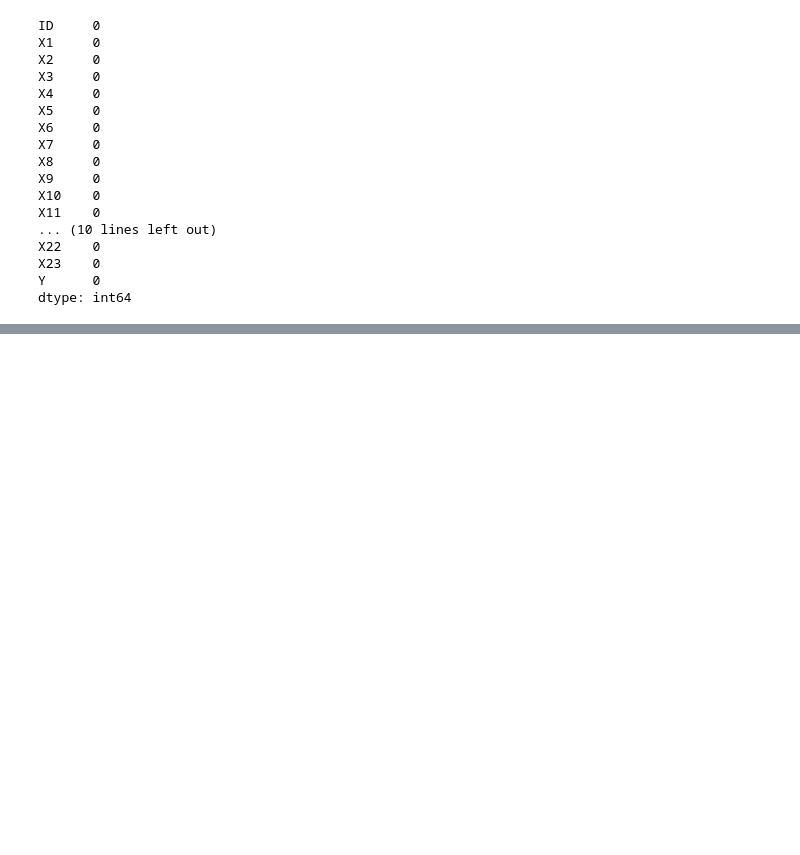
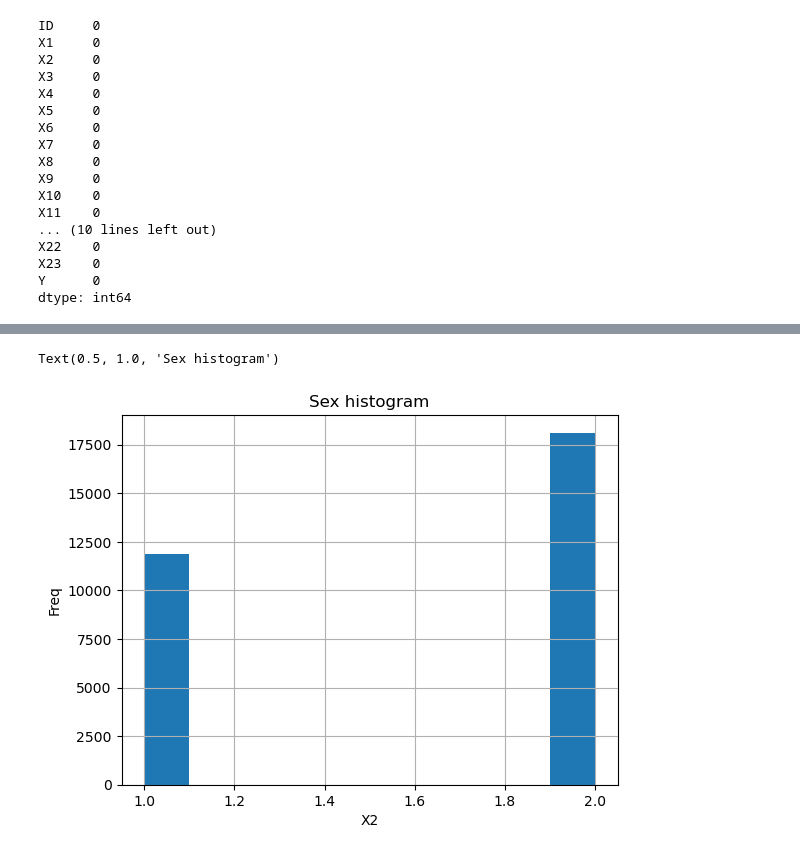
Before and after one commit to utkarshpant/6304-big-data-final-project, a Jupyter notebook: default+of+credit+card+clients/Source.ipynb, the cells around one changed output, grey strips where cells are left out. Drawn from its saved outputs; the diff is of its cells as text; code cells hidden in the pictures; blank space fills up the shorter version.

```diff
--- a/default+of+credit+card+clients/Source.ipynb
+++ b/default+of+credit+card+clients/Source.ipynb
@@ -199,0 +210,8 @@ dtype: int64
+# %%
+df['X2'].hist(bins=10)
+plt.xlabel('X2')
+plt.ylabel('Freq')
+plt.title('Sex histogram')
+# %% [output]
+Text(0.5, 1.0, 'Sex histogram')
+[figure, added]
```
Also changed, not shown: parts of 4 cells of this notebook.
